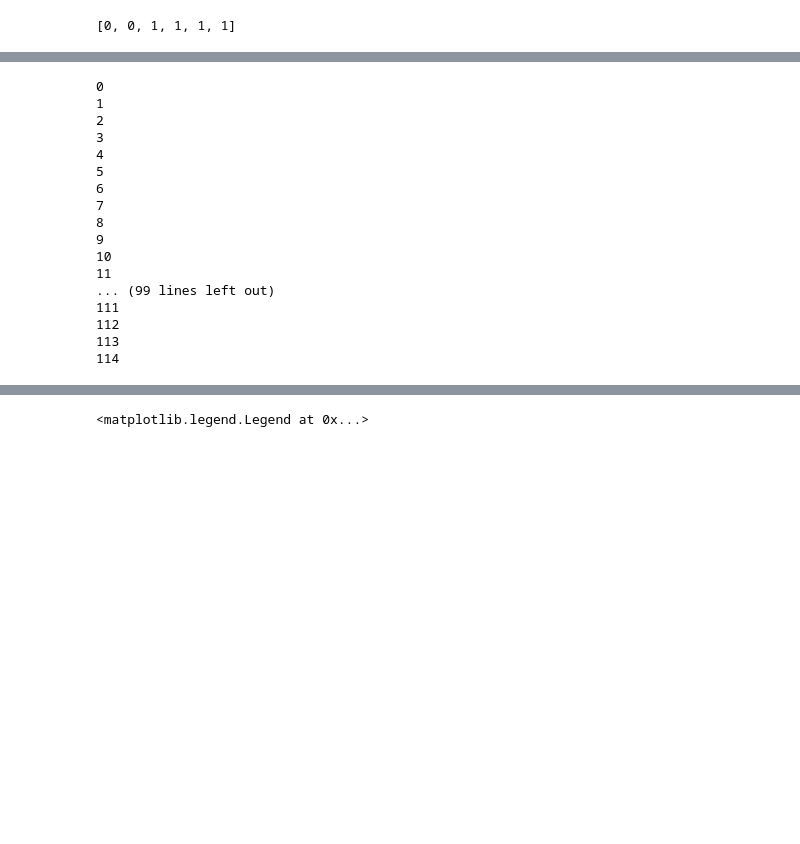
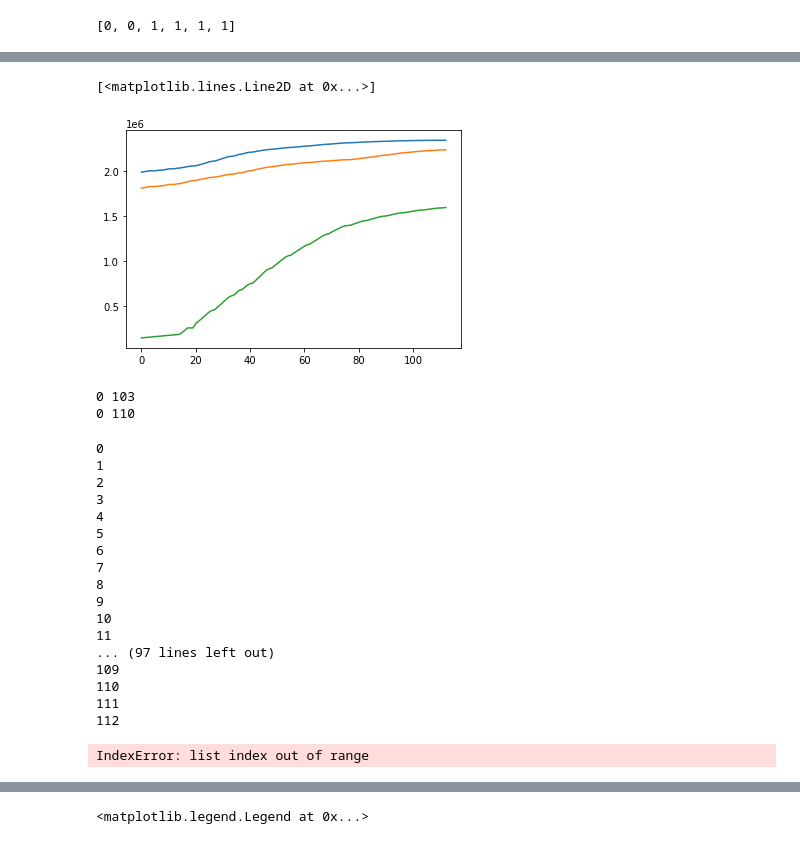
Before and after one commit to yuval-b/covid_thesis, a Jupyter notebook: 8. Discrete Population Compartmental Model.ipynb, the cells around one changed output, grey strips where cells are left out. Cells and saved outputs as stored; diff of their text form; code cells hidden in the pictures; blank space fills up the shorter version.

```diff
--- a/8. Discrete Population Compartmental Model.ipynb
+++ b/8. Discrete Population Compartmental Model.ipynb
@@ -346,3 +346,36 @@ def movement(x_init, day, num_towns,popn):
         inc.append(temp_inc)
 
     return inc, out
+# %%
+## WA Data Processing
+wa_data = pd.read_csv('/Users/Yuval/Desktop/Thesis/wa_health.csv')
+
+# Daily cases
+wa_totals = list(wa_data.iloc[0])[1:]
+wa_totals = [i - 1134 for i in wa_totals]
+wa_infs = [0]
+for i in range(1,len(wa_totals)):
+    wa_infs.append(wa_totals[i]-wa_totals[i-1])
+
+
+# WA's population is 2491996 people over 5
+# https://www.health.gov.au/sites/default/files/documents/2022/02/covid-19-vaccine-rollout-update-1-february-2022.pdf
+# There are 377018 people between 5-15, so normalise the third dose based on that
+
+first = list(wa_data.loc[wa_data['Source'] == 'COVID-live First Doses 5+'].iloc[0])[1:]
+first_change = []
+for f in range(len(first)-1):
+    first_change.append(first[f+1] - first[f])
+
+second = list(wa_data.loc[wa_data['Source'] == 'COVID-live Second Doses 5+'].iloc[0])[1:]
+second_change = []
+for f in range(len(second)-1):
+    second_change.append(second[f+1] - second[f])
+
+third = list(wa_data.loc[wa_data['Source'] == 'COVID-live Booster Doses 16+'].iloc[0])[1:]
+third = [round(i*2491996/(2491996-377018)) for i in third]
+third_change = []
+for f in range(len(third)-1):
+    third_change.append(third[f+1] - third[f])
+
+uptakes = [first_change, second_change, third_change]
@@ -348,0 +394,17 @@ def movement(x_init, day, num_towns,popn):
+# %%
+plt.plot(list(wa_data.iloc[1,1:]))
+plt.plot(list(wa_data.iloc[3,1:]))
+plt.plot(list(wa_data.iloc[5,1:]))
+# %% [output]
+[<matplotlib.lines.Line2D at 0x...>]
+[figure, added]
+# %%
+# Make it so there are no negatives (there were only two when I checked)
+for i in range(len(uptakes)):
+    for j in range(len(uptakes[i])):
+        if uptakes[i][j] < 0:
+            print(i,j)
+            uptakes[i][j] = 0
+# %% [output]
+0 103
+0 110
@@ -396,15 +464,18 @@ x_init = town_init
 
 day_infs = [0]
 
+start = time.time()
 for day in range(days):
     print(day)
 
-    if day < 25:
+    if day < 13:
         params[0] = a1
-    elif (day>= 25) and (day < 75):
+    elif (day>= 13) and (day < 62):
         params[0] = a2
-    elif day >=75:
+    elif day >=62:
         params[0] = a3
+
+    changes = [uptakes[0][day],uptakes[1][day], uptakes[2][day]]
 
     dyn, town_infs = dynamics(model[-1], num, steps, params, popn, changes)
 
@@ -417,6 +488,8 @@ for day in range(days):
          dynmov.append([dyn[i][d] + inc[i][d] - out[i][d] for d in range(7)])
 
     model.append(dynmov)
+end = time.time()
+print(end-start)
 
 #     if day%7 == 0:
 #         inc, out = movement(model[-1], day, num, popn)
@@ -441,10 +514,11 @@ for day in range(days):
 9
 10
 11
-... (99 lines left out)
+... (97 lines left out)
+109
+110
 111
 112
-113
-114
+IndexError: list index out of range
 # %%
 allDone()
```
Also changed, not shown: parts of 12 cells of this notebook.
